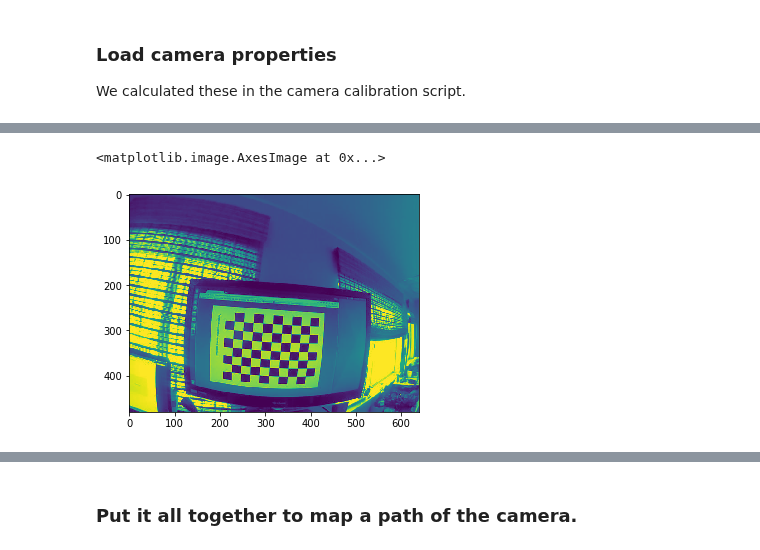
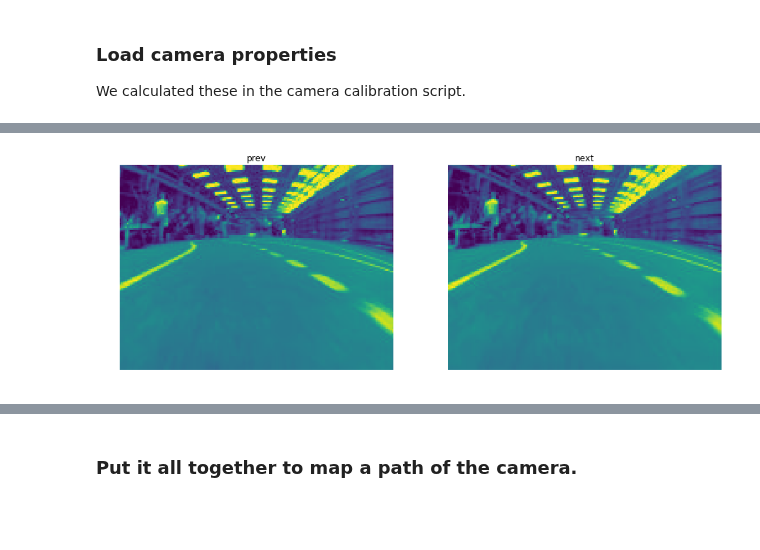
Before and after one commit to wroscoe/dk_notebooks, a Jupyter notebook: visual_odometry.ipynb, the cells around one changed output, grey strips where cells are left out. Saved outputs shown, nothing was run; the diff lists cells and outputs as text; code cells hidden in the pictures; blank space fills up the shorter version.

Commit message:
update calibration and visual odometry

```diff
--- a/visual_odometry.ipynb
+++ b/visual_odometry.ipynb
@@ -16,0 +16,10 @@ img_list = glob.glob(os.path.join(images_folder_path,'*.jpg'))
+# %%
+#images_folder_path = './data/fisheye_camera_calibration/'
+
+images_folder_path = '/home/wroscoe/d2/data/tub_11_17-09-16/'
+img_list = glob.glob(os.path.join(images_folder_path,'*.jpg'))
+print(len(img_list))
+
+#sort list by frame number
+img_list = sorted(img_list, key=lambda x: int(x.split('/')[-1].split('_')[0]))
+img_list[:10]
@@ -68,7 +88,11 @@ def track_key_points(prev_img, next_img, prev_points):
 # %%
 prev_img = cv2.imread(img_list[0], 0)
 prev_points = get_key_points(prev_img)
-plt.imshow(prev_img)
+
+next_img = cv2.imread(img_list[1], 0)
+
+plot_data = [{'name': 'prev', 'array': prev_img},
+             {'name': 'next', 'array': next_img}]
+show_imgs(plot_data)
 # %% [output]
-<matplotlib.image.AxesImage at 0x...>
-[figure, old version]
+[figure, new version]
```
Also changed, not shown: parts of 14 cells of this notebook, 2 other files.
